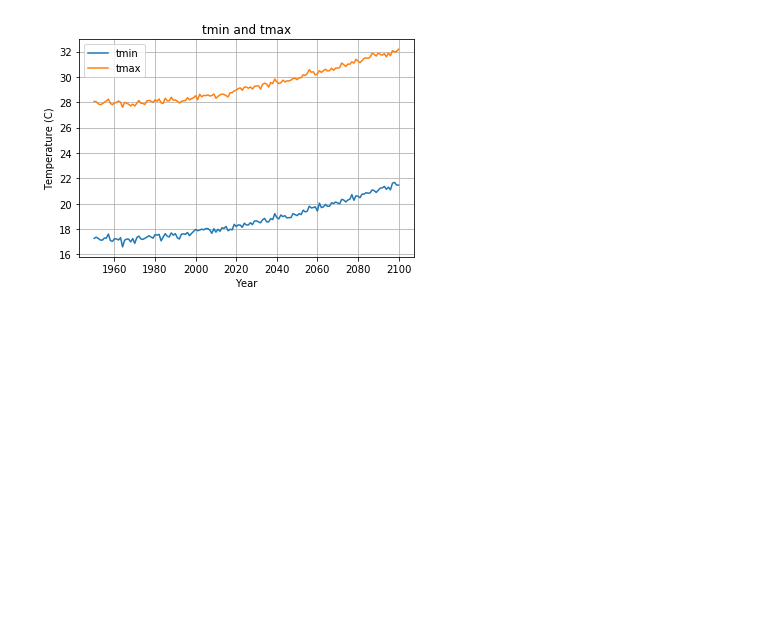
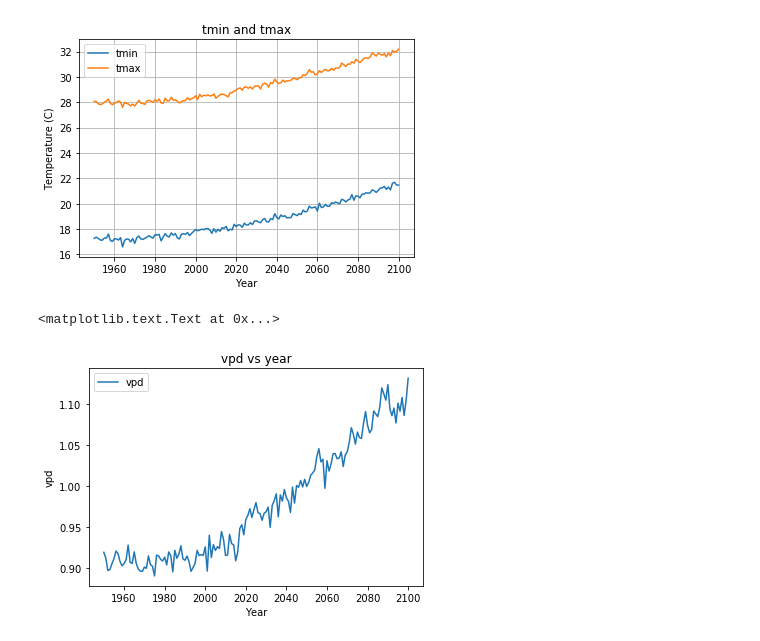
Before and after one commit to bvande21/learn_python, a Jupyter notebook: Python test code.ipynb, the cells around one changed output. Cells and saved outputs as stored; diff of their text form; code cells hidden in the pictures; blank space fills up the shorter version.

Commit message:
added scatter plots and vpd graph

```diff
--- a/Python test code.ipynb
+++ b/Python test code.ipynb
@@ -48,3 +48,14 @@ plt.ylabel('Temperature (C)') #cretes y-axis label
 plt.grid() #adds gridlines
 # %% [output]
 [figure]
+# %%
+fig = plt.figure()
+ax = plt.gca() #gets current figure
+ax.plot(data['year'], data['vpd'], label='vpd') #plots tmin vs year
+ax.legend() #adds legend
+plt.title('vpd vs year') #adds title
+plt.xlabel('Year') #adds x-axis label
+plt.ylabel('vpd') #adds y-axis label
+# %% [output]
+<matplotlib.text.Text at 0x...>
+[figure, added]
```
Also changed, not shown: parts of 2 cells of this notebook.
